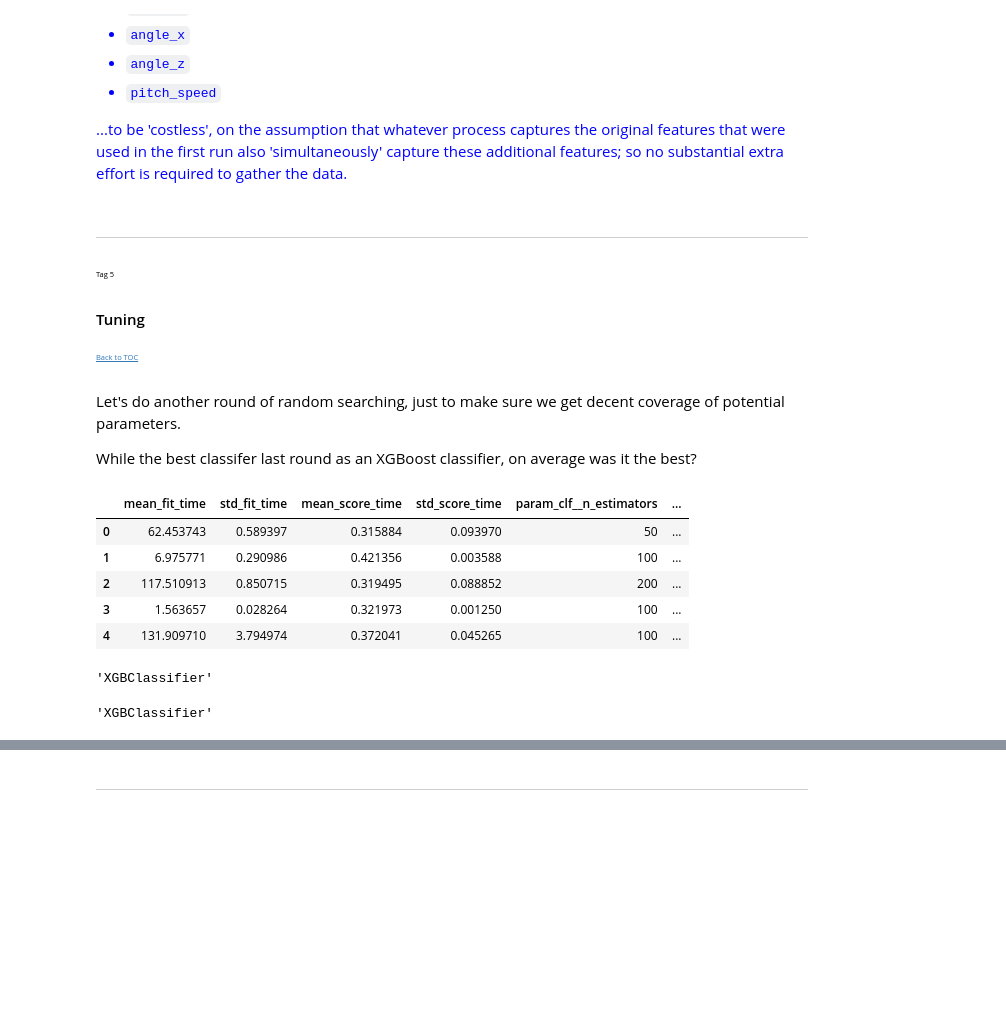
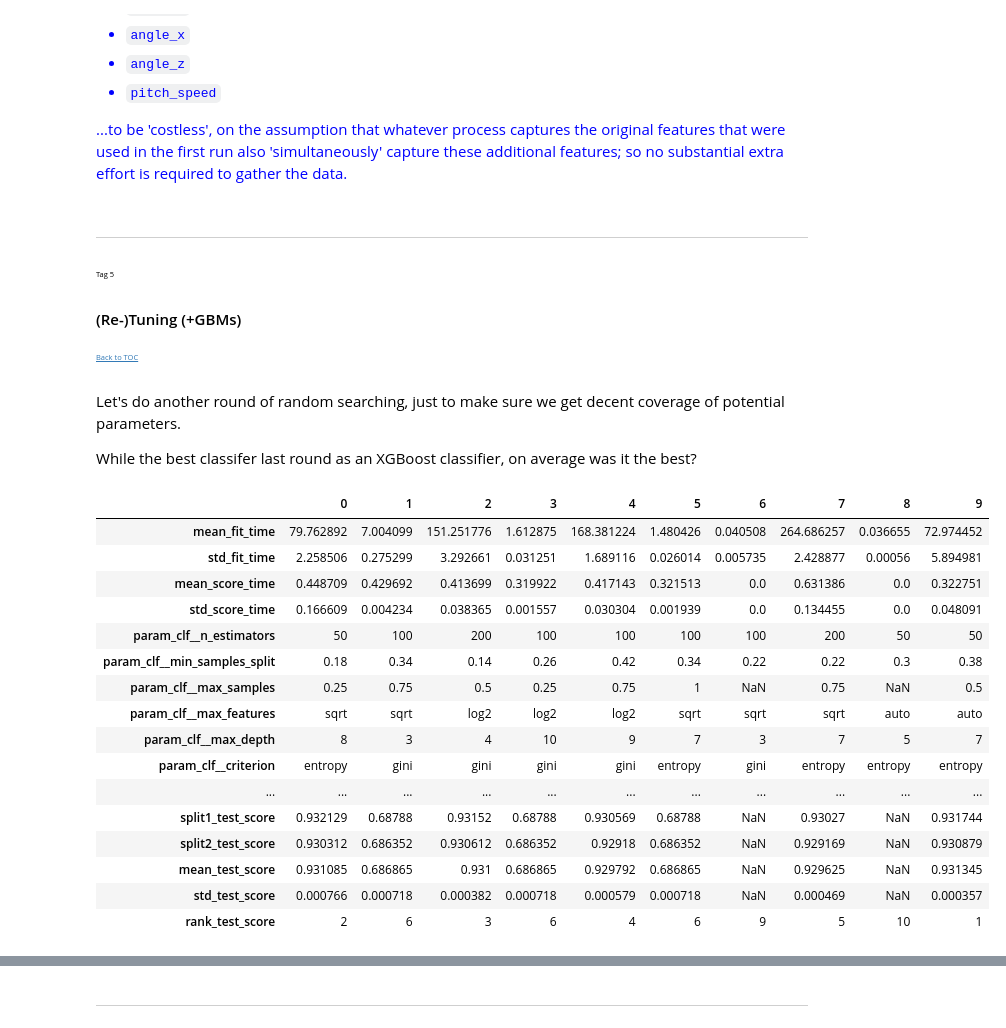
Before and after one commit to werlindo/called-third-strike, a Jupyter notebook: notebooks/06_improved_non_nn_model.ipynb, the cells around one changed output, grey strips where cells are left out. Saved outputs shown, nothing was run; the diff lists cells and outputs as text; code cells hidden in the pictures; blank space fills up the shorter version.

```diff
--- a/notebooks/06_improved_non_nn_model.ipynb
+++ b/notebooks/06_improved_non_nn_model.ipynb
@@ -686,9 +730,9 @@ My reasoning is that I consider the addition of them:
 
 <span style="font-size:0.5em;">Tag 5</span>
 
-#### Tuning<a id='tuning'></a>
+#### (Re-)Tuning (+GBMs)<a id='tuning'></a>
 
-<span style="font-size:0.5em;"><a href='#toc'>Back to TOC</a></span>
+<span style="font-size:0.5em;"><a href='#toc_6'>Back to TOC</a></span>
 # %% [markdown]
 Let's do another round of random searching, just to make sure we get decent coverage of potential parameters.
 
@@ -696,17 +745,22 @@ While the best classifer last round as an XGBoost classifier, on average was it
+# %%
+df_rs_res = pd.DataFrame(rs_results.cv_results_)
 # %%
-df_rs_res.head()
+df_rs_res.head(10).T
 # %% [output]
-|  | mean_fit_time | std_fit_time | mean_score_time | std_score_time | param_clf__n_estimators | ... |
-| 0 | 62.453743 | 0.589397 | 0.315884 | 0.093970 | 50 | ... |
-| 1 | 6.975771 | 0.290986 | 0.421356 | 0.003588 | 100 | ... |
-| 2 | 117.510913 | 0.850715 | 0.319495 | 0.088852 | 200 | ... |
-| 3 | 1.563657 | 0.028264 | 0.321973 | 0.001250 | 100 | ... |
-| 4 | 131.909710 | 3.794974 | 0.372041 | 0.045265 | 100 | ... |
+|  | 0 | 1 | 2 | 3 | 4 | 5 | 6 | 7 | 8 | 9 |
+| mean_fit_time | 79.762892 | 7.004099 | 151.251776 | 1.612875 | 168.381224 | 1.480426 | 0.040508 | 264.686257 | 0.036655 | 72.974452 |
+| std_fit_time | 2.258506 | 0.275299 | 3.292661 | 0.031251 | 1.689116 | 0.026014 | 0.005735 | 2.428877 | 0.00056 | 5.894981 |
+| mean_score_time | 0.448709 | 0.429692 | 0.413699 | 0.319922 | 0.417143 | 0.321513 | 0.0 | 0.631386 | 0.0 | 0.322751 |
+| std_score_time | 0.166609 | 0.004234 | 0.038365 | 0.001557 | 0.030304 | 0.001939 | 0.0 | 0.134455 | 0.0 | 0.048091 |
+| param_clf__n_estimators | 50 | 100 | 200 | 100 | 100 | 100 | 100 | 200 | 50 | 50 |
+| param_clf__min_samples_split | 0.18 | 0.34 | 0.14 | 0.26 | 0.42 | 0.34 | 0.22 | 0.22 | 0.3 | 0.38 |
+| param_clf__max_samples | 0.25 | 0.75 | 0.5 | 0.25 | 0.75 | 1 | NaN | 0.75 | NaN | 0.5 |
+| param_clf__max_features | sqrt | sqrt | log2 | log2 | log2 | sqrt | sqrt | sqrt | auto | auto |
+| param_clf__max_depth | 8 | 3 | 4 | 10 | 9 | 7 | 3 | 7 | 5 | 7 |
+| param_clf__criterion | entropy | gini | gini | gini | gini | entropy | gini | entropy | entropy | entropy |
+| ... | ... | ... | ... | ... | ... | ... | ... | ... | ... | ... |
+| split1_test_score | 0.932129 | 0.68788 | 0.93152 | 0.68788 | 0.930569 | 0.68788 | NaN | 0.93027 | NaN | 0.931744 |
+| split2_test_score | 0.930312 | 0.686352 | 0.930612 | 0.686352 | 0.92918 | 0.686352 | NaN | 0.929169 | NaN | 0.930879 |
+| mean_test_score | 0.931085 | 0.686865 | 0.931 | 0.686865 | 0.929792 | 0.686865 | NaN | 0.929625 | NaN | 0.931345 |
+| std_test_score | 0.000766 | 0.000718 | 0.000382 | 0.000718 | 0.000579 | 0.000718 | NaN | 0.000469 | NaN | 0.000357 |
+| rank_test_score | 2 | 6 | 3 | 6 | 4 | 6 | 9 | 5 | 10 | 1 |
-# %%
-type([list(x) for x in df_rs_res.iterrows()][0][1]['param_clf']).__name__
-# %% [output]
-'XGBClassifier'
-# %%
-type([list(x) for x in df_rs_res.iterrows()][0][1]['param_clf']).__name__
-# %% [output]
-'XGBClassifier'
```
Also changed, not shown: parts of 155 cells of this notebook, 16 other files.
